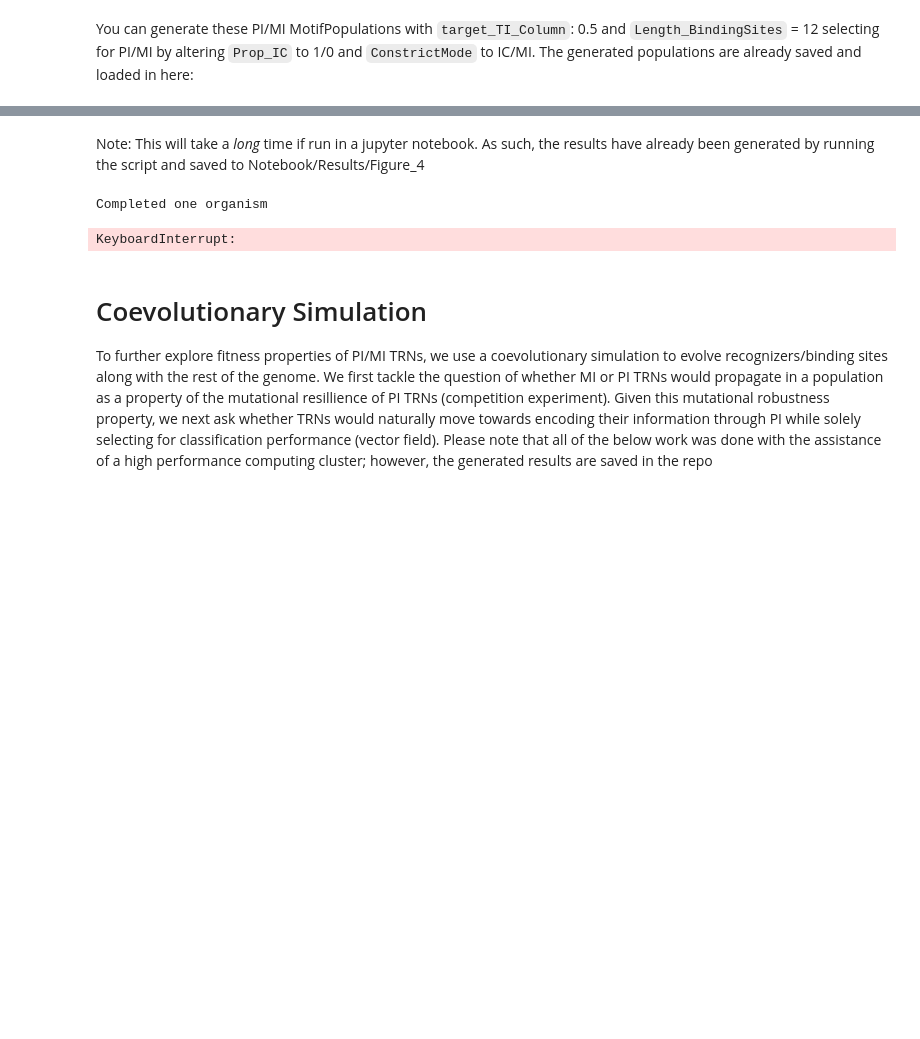
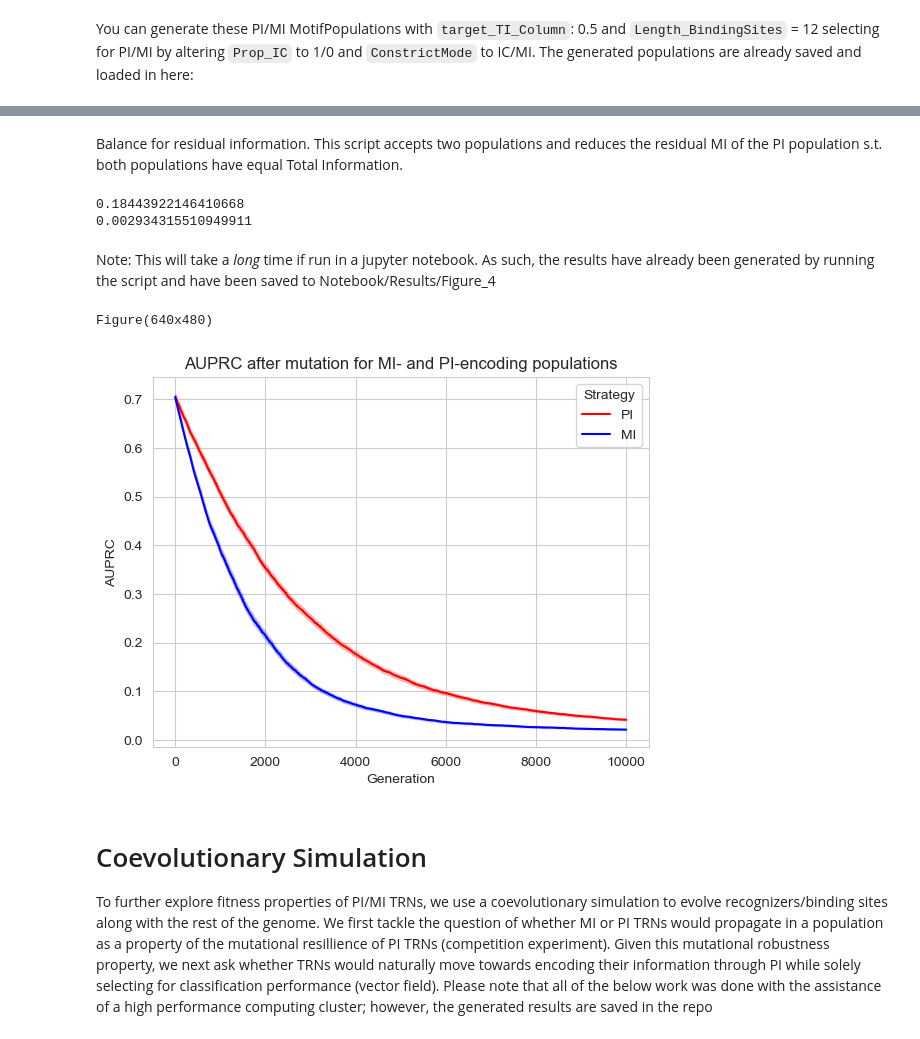
Before and after one commit to ErillLab/ITTF, a Jupyter notebook: tutorial.ipynb, the cells around one changed output, grey strips where cells are left out. Cells and saved outputs as stored; diff of their text form; code cells hidden in the pictures; blank space fills up the shorter version.

```diff
--- a/tutorial.ipynb
+++ b/tutorial.ipynb
@@ -338,27 +416,18 @@ import src.genomeSearch
+# %% [markdown]
+Balance for residual information. This script accepts two populations and reduces the residual MI of the PI population s.t. both populations have equal Total Information.
+# %%
+jsonfile_equalizeResidual = {
+    "populationList":["./Notebook/Populations/Figure_3/motifPop_6bitMI_12col.json", "./Notebook/Populations/Figure_3/motifPop_6bitIC_12col.json"], #Input population paths. Order sensitive.
+    "MSE_thres":0.01
+}
+
+with open("./src/settings_residual.json", "w") as f:
+    json.dump(jsonfile_equalizeResidual, f, indent = 3)
+
+#Equalizes residual information and saves to same path
+src.main_removeResidual.main()
+# %% [output]
+0.18443922146410668
+0.002934315510949911
 # %% [markdown]
-Note: This will take a *long* time if run in a jupyter notebook. As such, the results have already been generated by running the script and saved to Notebook/Results/Figure_4
+Note: This will take a *long* time if run in a jupyter notebook. As such, the results have already been generated by running the script and have been saved to Notebook/Results/Figure_4
-# %%
-motifLengths = [10,12,14,16]
-
-#Repeats for MI and IC
-for strategy in ["IC","MI"]:
-    propIC = 1 if strategy == "IC" else 0
-    #Repeats the process completed above for each motifLength above
-    for L in motifLengths:
-        inputMotifFilePath = f"./Notebook/Populations/Figure_4/motifpop_{int(L/2)}bit{strategy}_{int(L)}col.json"
-
-        jsonfile_fig4 = {
-        	"Population_File": inputMotifFilePath,
-            "genomeLength": 8192, #Appropriate genome length according to Schneider's equation given 6 bits of information and 128 binding sites
-            "NumGenerationTerminate": 10000,
-            "lossOutputCSV": f"/Notebook/Results/Figure_4/genomeSearch_{L/2}bit{strategy}_{L}col.csv"
-        }
-
-        with open("./src/settings_GenomeExperiment.json", "w") as f:
-            json.dump(jsonfile_fig4, f, indent = 3)
-
-        #Runs genomeSearch
-        src.genomeSearch.main()
-# %% [output]
-Completed one organism
-KeyboardInterrupt:
@@ -365,5 +457,8 @@ KeyboardInterrupt:
 # %%
-src.figureFunctions.Figure4()
+print(src.figureFunctions.Figure4solo(["./Notebook/Results/Figure_4/genomeSearch_6bitIC_12col.csv", "./Notebook/Results/Figure_4/genomeSearch_6bitMI_12col.csv"]))
+# %% [output]
+Figure(640x480)
+[figure, added]
 # %% [markdown]
 # Coevolutionary Simulation
 To further explore fitness properties of PI/MI TRNs, we use a coevolutionary simulation to evolve recognizers/binding sites along with the rest of the genome. We first tackle the question of whether MI or PI TRNs would propagate in a population as a property of the mutational resillience of PI TRNs (competition experiment). Given this mutational robustness property, we next ask whether TRNs would naturally move towards encoding their information through PI while solely selecting for classification performance (vector field). Please note that all of the below work was done with the assistance of a high performance computing cluster; however, the generated results are saved in the repo
```
Also changed, not shown: parts of 29 cells of this notebook, 47 other files.
